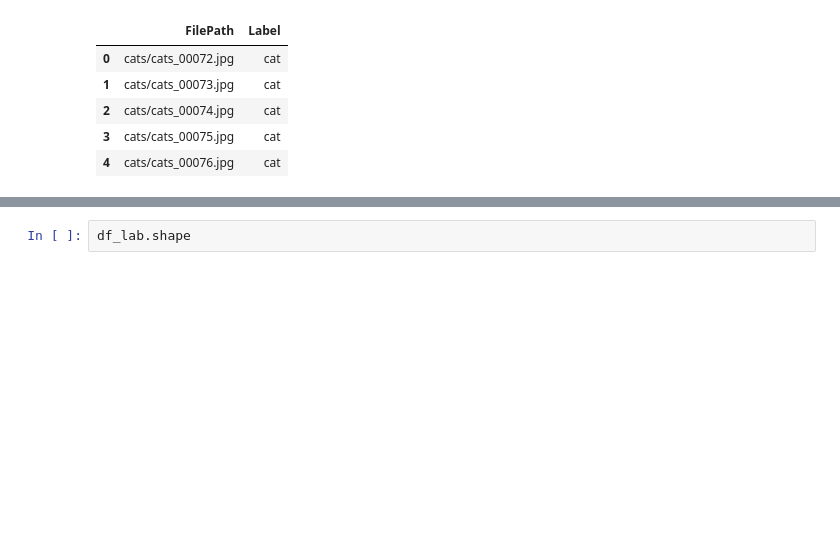
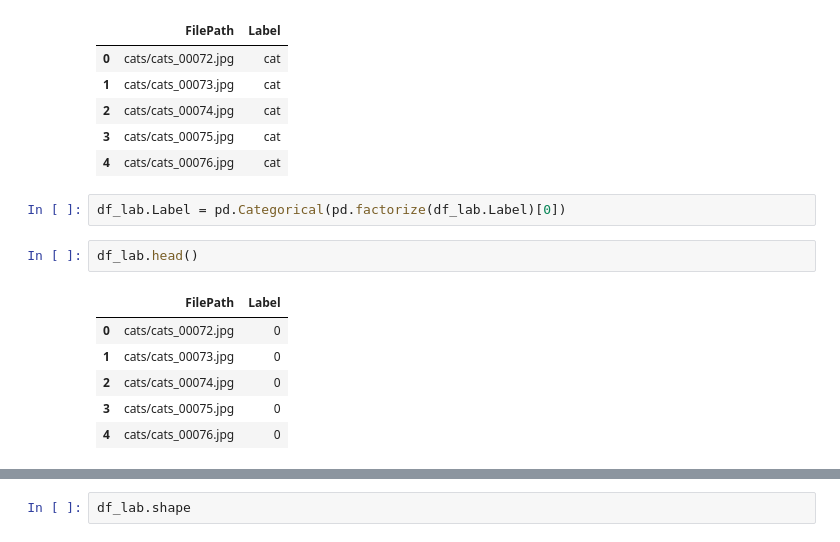
Before and after one commit to sagecodes/cnn-pytorch-starter, a Jupyter notebook: 00_animal_test.ipynb, the cells around one changed output, grey strips where cells are left out. Drawn from its saved outputs; the diff is of its cells as text; blank space fills up the shorter version.

```diff
--- a/00_animal_test.ipynb
+++ b/00_animal_test.ipynb
@@ -46,3 +46,14 @@ df_lab.head()
 | 2 | cats/cats_00074.jpg | cat |
 | 3 | cats/cats_00075.jpg | cat |
 | 4 | cats/cats_00076.jpg | cat |
+# %%
+df_lab.Label = pd.Categorical(pd.factorize(df_lab.Label)[0])
+# %%
+df_lab.head()
+# %% [output]
+|  | FilePath | Label |
+| 0 | cats/cats_00072.jpg | 0 |
+| 1 | cats/cats_00073.jpg | 0 |
+| 2 | cats/cats_00074.jpg | 0 |
+| 3 | cats/cats_00075.jpg | 0 |
+| 4 | cats/cats_00076.jpg | 0 |
```
Also changed, not shown: parts of 9 cells of this notebook, 3 other files.
